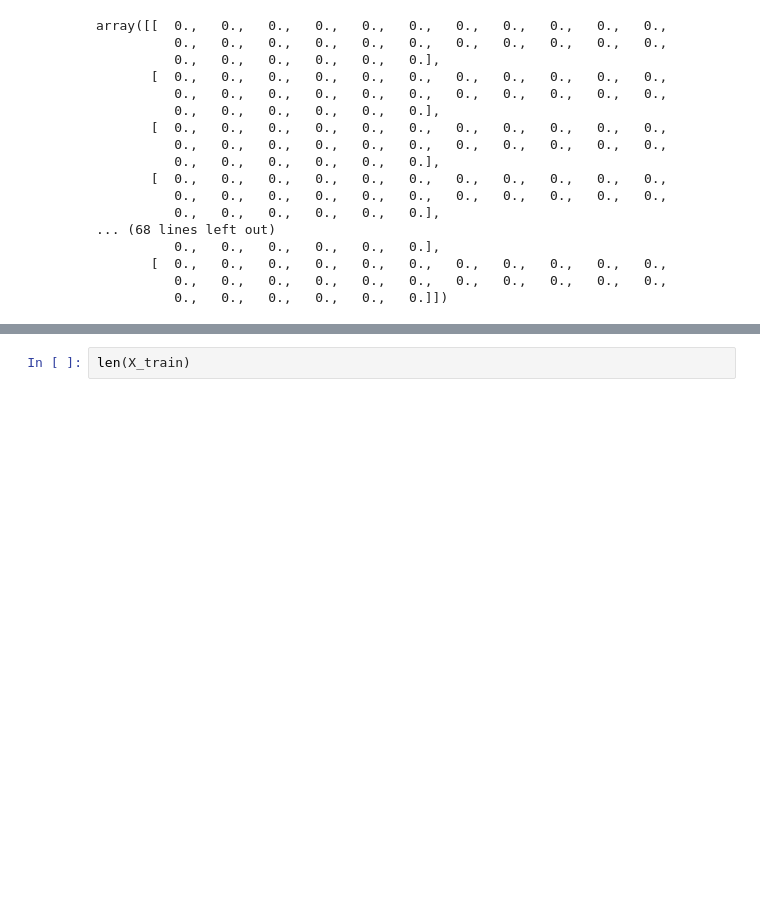
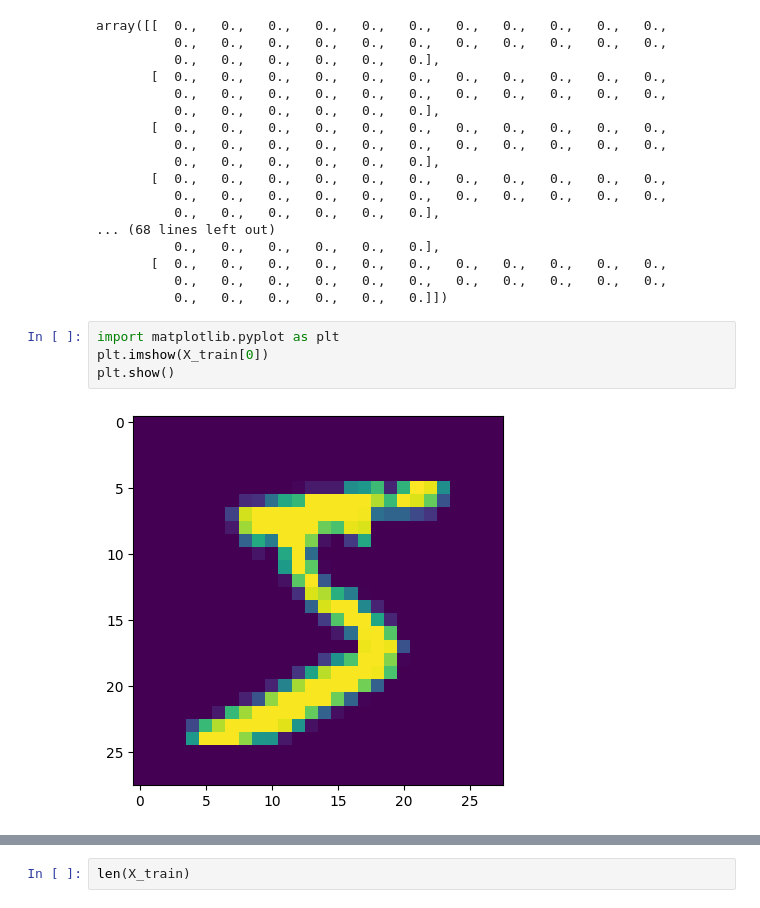
Before and after one commit to brighteen/Deep-Learning, a Jupyter notebook: 날코딩/11-02.신경망을 사용한 MNIST 문제.ipynb, the cells around one changed output, grey strips where cells are left out. Saved outputs shown, nothing was run; the diff lists cells and outputs as text; blank space fills up the shorter version.

```diff
--- a/날코딩/11-02.신경망을 사용한 MNIST 문제.ipynb
+++ b/날코딩/11-02.신경망을 사용한 MNIST 문제.ipynb
@@ -78,4 +78,10 @@ array([[  0.,   0.,   0.,   0.,   0.,   0.,   0.,   0.,   0.,   0.,   0.,
        [  0.,   0.,   0.,   0.,   0.,   0.,   0.,   0.,   0.,   0.,   0.,
           0.,   0.,   0.,   0.,   0.,   0.,   0.,   0.,   0.,   0.,   0.,
           0.,   0.,   0.,   0.,   0.,   0.]])
+# %%
+import matplotlib.pyplot as plt
+plt.imshow(X_train[0])
+plt.show()
+# %% [output]
+[figure, added]
 # %%
```
Also changed, not shown: parts of 6 cells of this notebook, 1 other file.
